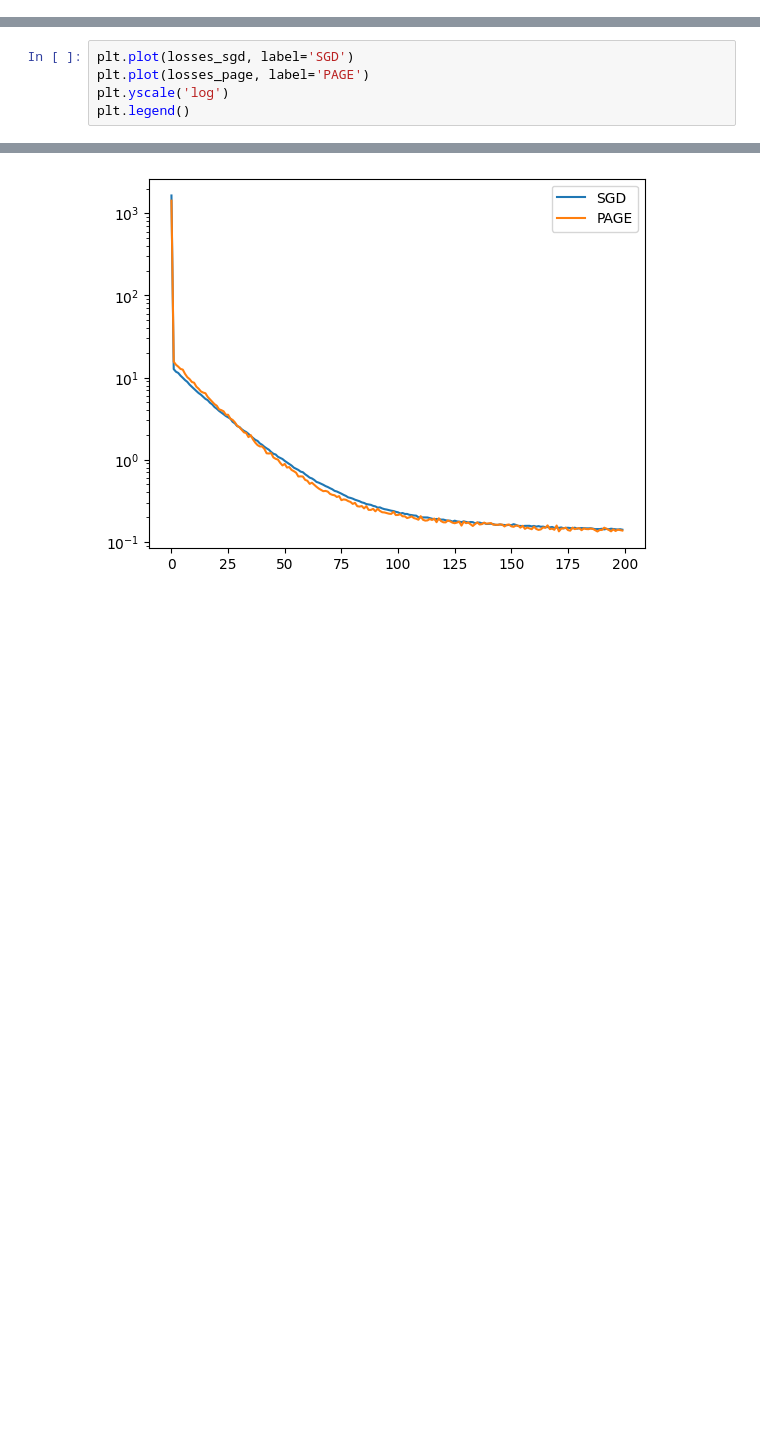
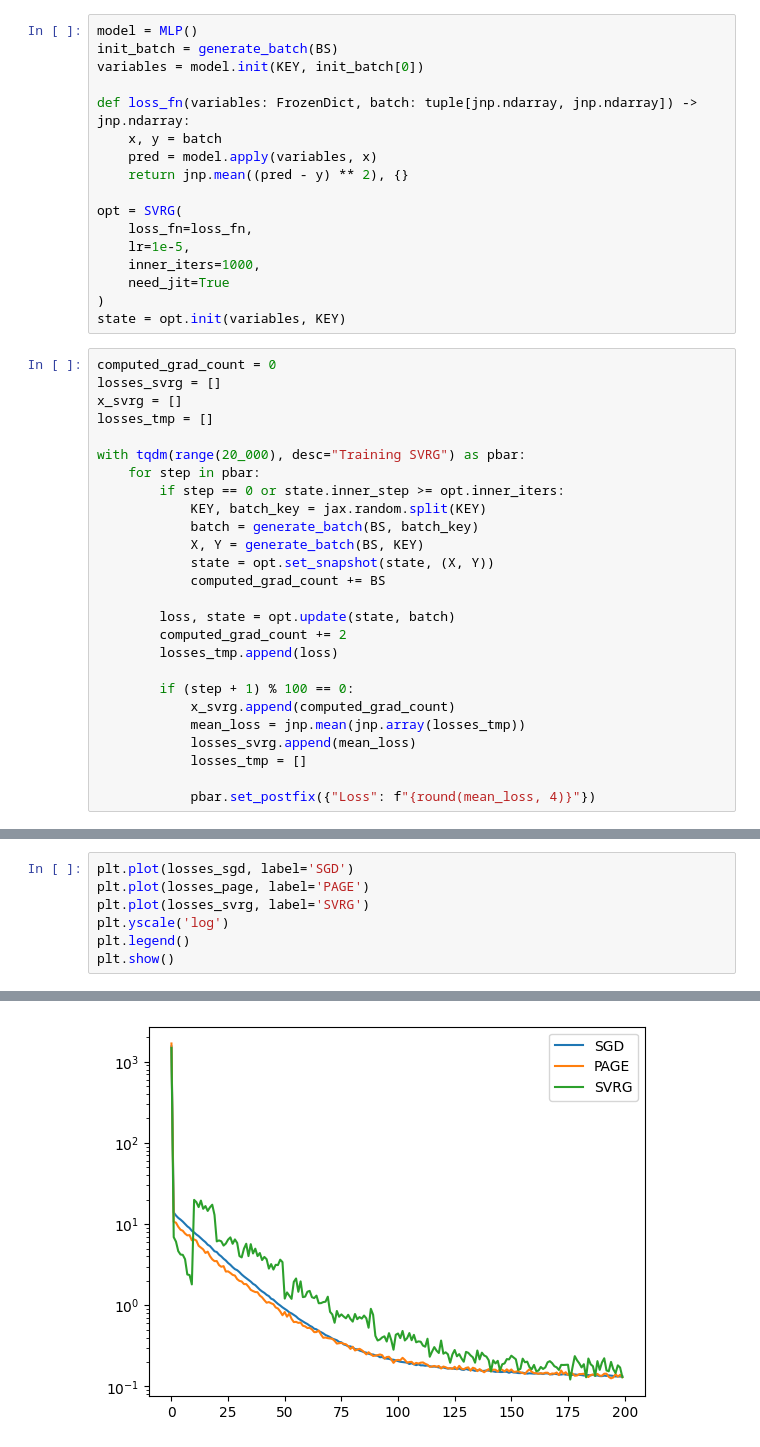
Before and after one commit to tsar1in/Optimization_8sem, a Jupyter notebook: page_test.ipynb, the cells around one changed output, grey strips where cells are left out. Saved outputs shown, nothing was run; the diff lists cells and outputs as text; blank space fills up the shorter version.

Commit message:
Add SVRG and fix some tests

```diff
--- a/page_test.ipynb
+++ b/page_test.ipynb
@@ -119,0 +104,43 @@ Step 19999 | Loss: 0.1340
+# %%
+model = MLP()
+init_batch = generate_batch(BS)
+variables = model.init(KEY, init_batch[0])
+
+def loss_fn(variables: FrozenDict, batch: tuple[jnp.ndarray, jnp.ndarray]) -> jnp.ndarray:
+    x, y = batch
+    pred = model.apply(variables, x)
+    return jnp.mean((pred - y) ** 2), {}
+
+opt = SVRG(
+    loss_fn=loss_fn,
+    lr=1e-5,
+    inner_iters=1000,
+    need_jit=True
+)
+state = opt.init(variables, KEY)
+# %%
+computed_grad_count = 0
+losses_svrg = []
+x_svrg = []
+losses_tmp = []
+
+with tqdm(range(20_000), desc="Training SVRG") as pbar:
+    for step in pbar:
+        if step == 0 or state.inner_step >= opt.inner_iters:
+            KEY, batch_key = jax.random.split(KEY)
+            batch = generate_batch(BS, batch_key)
+            X, Y = generate_batch(BS, KEY)
+            state = opt.set_snapshot(state, (X, Y))
+            computed_grad_count += BS
+
+        loss, state = opt.update(state, batch)
+        computed_grad_count += 2
+        losses_tmp.append(loss)
+
+        if (step + 1) % 100 == 0:
+            x_svrg.append(computed_grad_count)
+            mean_loss = jnp.mean(jnp.array(losses_tmp))
+            losses_svrg.append(mean_loss)
+            losses_tmp = []
+
+            pbar.set_postfix({"Loss": f"{round(mean_loss, 4)}"})
@@ -120,6 +149,8 @@ Step 19999 | Loss: 0.1340
 # %%
 plt.plot(losses_sgd, label='SGD')
 plt.plot(losses_page, label='PAGE')
+plt.plot(losses_svrg, label='SVRG')
 plt.yscale('log')
 plt.legend()
+plt.show()
 # %% [output]
@@ -127,4 +157,4 @@ plt.legend()
-[figure, old version]
+[figure, new version]
 # %%
 plt.plot(x_sgd, losses_sgd, label='SGD')
 plt.plot(x_page, losses_page, label='PAGE')
```
Also changed, not shown: parts of 15 cells of this notebook, 2 other files.
